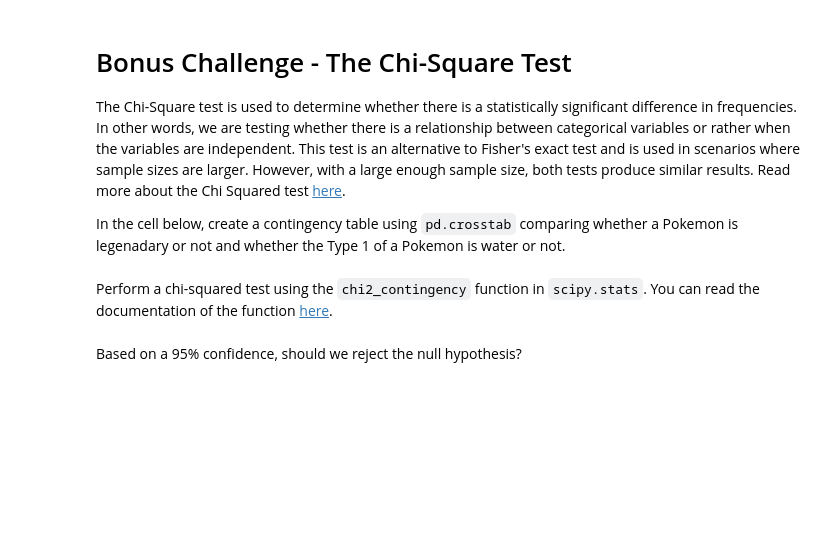
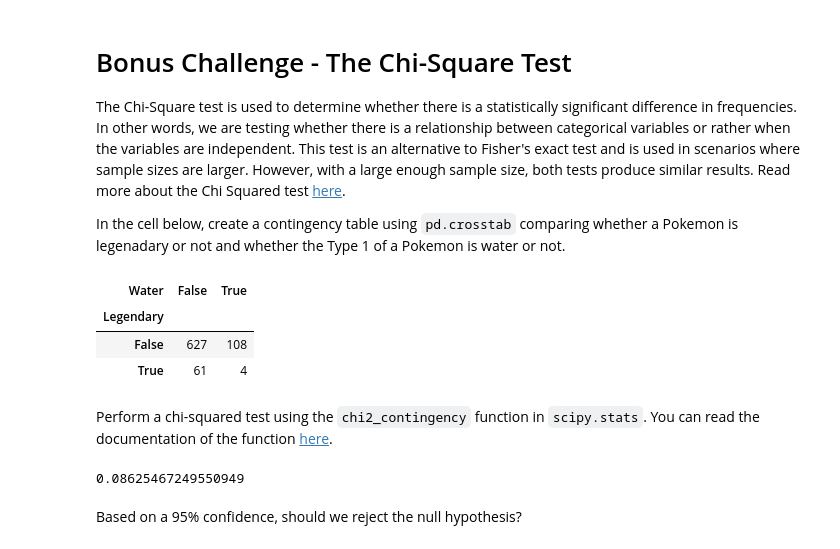
Before and after one commit to Irene9R/dataptmad1121_labs, a Jupyter notebook: module-2/two-sample-hypothesis-tests/your-code/main.ipynb, the cells around one changed output. Cells and saved outputs as stored; diff of their text form; code cells hidden in the pictures; blank space fills up the shorter version.

```diff
--- a/module-2/two-sample-hypothesis-tests/your-code/main.ipynb
+++ b/module-2/two-sample-hypothesis-tests/your-code/main.ipynb
@@ -254,11 +255,21 @@ The Chi-Square test is used to determine whether there is a statistically signif
 In the cell below, create a contingency table using `pd.crosstab` comparing whether a Pokemon is legenadary or not and whether the Type 1 of a Pokemon is water or not.
 # %%
 # Your code here:
-pd.crosstab
+contingency = pd.crosstab(pokemon['Legendary'], pokemon['Type 1']=='Water', colnames=['Water'])
+contingency
+# %% [output]
+| Water | False | True |
+| Legendary |  |  |
+| False | 627 | 108 |
+| True | 61 | 4 |
 # %% [markdown]
 Perform a chi-squared test using the `chi2_contingency` function in `scipy.stats`. You can read the documentation of the function [here](https://docs.scipy.org/doc/scipy-0.15.1/reference/generated/scipy.stats.chi2_contingency.html).
 # %%
 # Your code here:
-from scipy.stats import chi2_contingency
+from scipy import stats
+chi2,pvalue5,degrees_of_freedom,exp_freq = stats.chi2_contingency(contingency)
+pvalue5
+# %% [output]
+0.08625467249550949
 # %% [markdown]
 Based on a 95% confidence, should we reject the null hypothesis?
```
Also changed, not shown: parts of 5 cells of this notebook.
